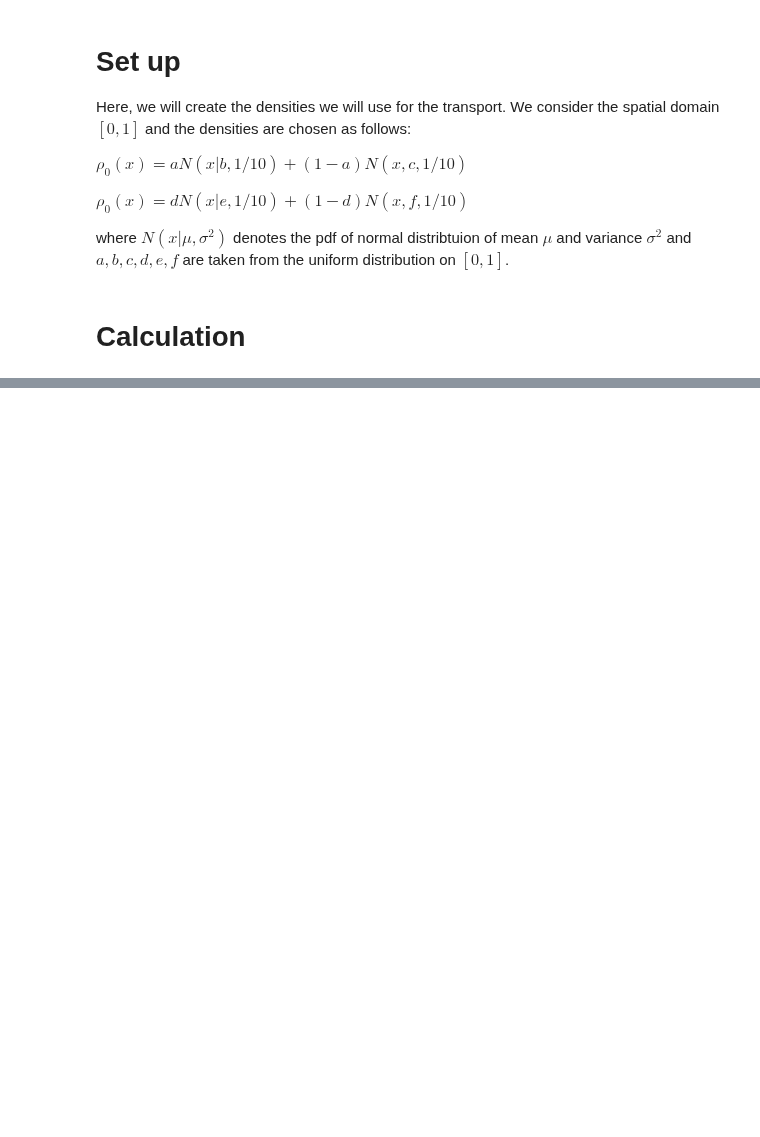
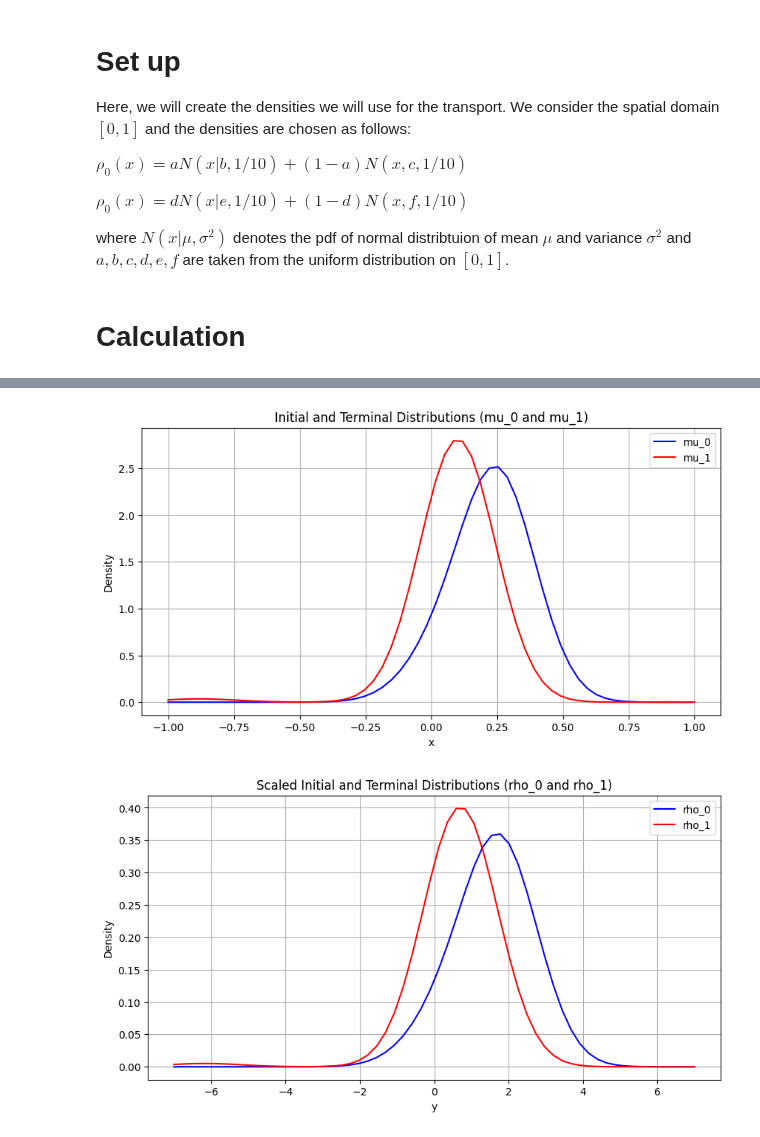
Before and after one commit to mao1756/acuot, a Jupyter notebook: exploratory/proximal/unconstrained/[WIP]ours_vs_jing_energy_variance.ipynb, the cells around one changed output, grey strips where cells are left out. Saved outputs shown, nothing was run; the diff lists cells and outputs as text; code cells hidden in the pictures; blank space fills up the shorter version.

Commit message:
Add scaling property experiment

```diff
--- a/exploratory/proximal/unconstrained/[WIP]ours_vs_jing_energy_variance.ipynb
+++ b/exploratory/proximal/unconstrained/[WIP]ours_vs_jing_energy_variance.ipynb
@@ -149,0 +306,40 @@ Number of NaNs: 0
+# %%
+s = 7
+
+Nx = 60
+Nt = 15
+
+# Domain before scaling
+X = [-1, 1]
+x_space = np.linspace(X[0], X[1], Nx)
+mu_0, mu_1 = generate_distribution_new(Nx, X, 1/s)
+
+# Domain after scaling
+Y = [-s, s]
+y_space = s * x_space
+rho_0, rho_1 = (1.0/s) * mu_0, (1.0/s) * mu_1
+
+# Plot mu_0 and mu_1
+plt.figure(figsize=(10, 5))
+plt.plot(x_space, mu_0, label='mu_0', color='blue')
+plt.plot(x_space, mu_1, label='mu_1', color='red')
+plt.xlabel('x')
+plt.ylabel('Density')
+plt.title('Initial and Terminal Distributions (mu_0 and mu_1)')
+plt.legend()
+plt.grid()
+plt.show()
+
+# Plot rho_0 and rho_1
+plt.figure(figsize=(10, 5))
+plt.plot(y_space, rho_0, label='rho_0', color='blue')
+plt.plot(y_space, rho_1, label='rho_1', color='red')
+plt.xlabel('y')
+plt.ylabel('Density')
+plt.title('Scaled Initial and Terminal Distributions (rho_0 and rho_1)')
+plt.legend()
+plt.grid()
+plt.show()
+# %% [output]
+[figure, added]
+[figure, added]
```
Also changed, not shown: parts of 16 cells of this notebook.
